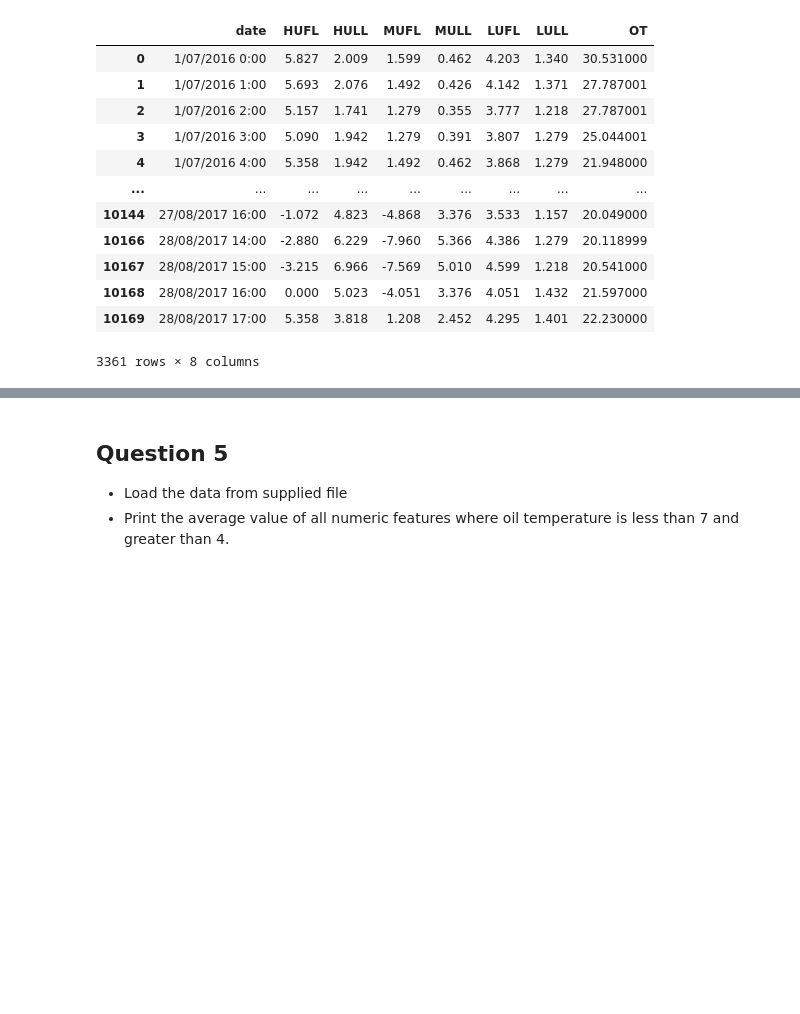
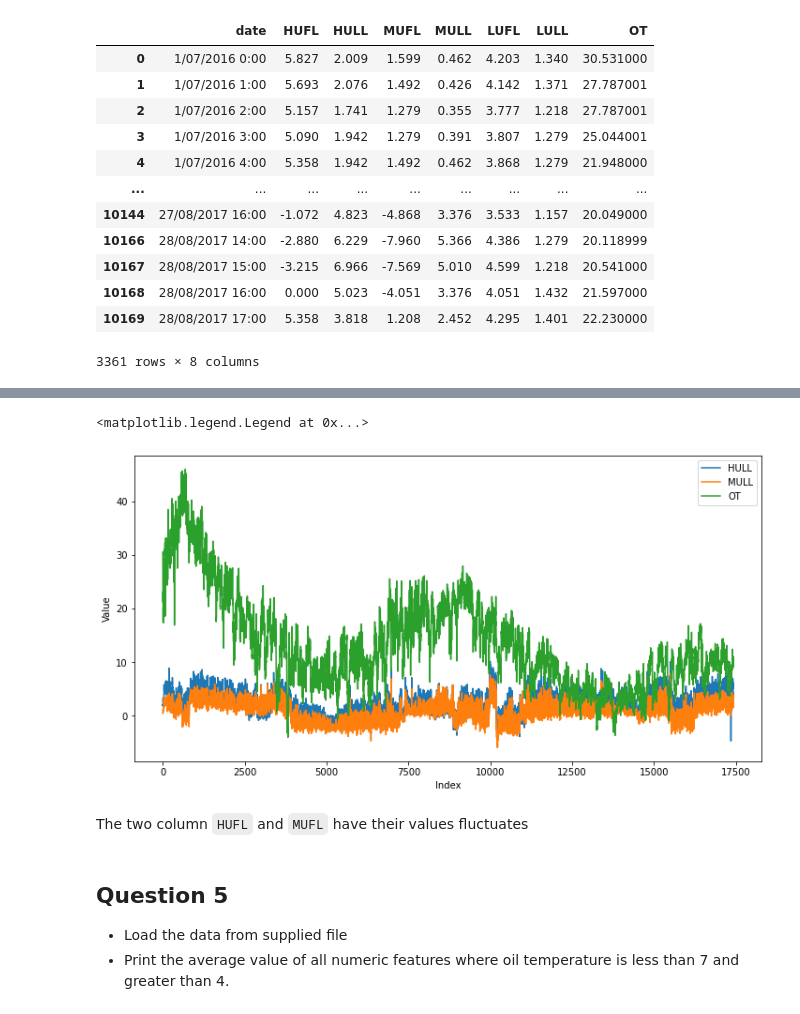
Before and after one commit to NNCT2904/SIT720-MachineLearning, a Jupyter notebook: Assignment1/assignment1.ipynb, the cells around one changed output, grey strips where cells are left out. Drawn from its saved outputs; the diff is of its cells as text; code cells hidden in the pictures; blank space fills up the shorter version.

```diff
--- a/Assignment1/assignment1.ipynb
+++ b/Assignment1/assignment1.ipynb
@@ -115,3 +139,18 @@ display(oil_more_than_20)
+# %%
+plt.figure(figsize=(12, 6))
+
+plt.plot(data.HULL, label='HULL')
+plt.plot(data.MULL, label='MULL')
+plt.plot(data.OT, label='OT')
+
+plt.ylabel('Value')
+plt.xlabel('Index')
+plt.legend(loc = 'best')
+# %% [output]
+<matplotlib.legend.Legend at 0x...>
+[figure, added]
+# %% [markdown]
+The two column `HUFL` and `MUFL` have their values fluctuates
 # %% [markdown]
 ## Question 5
 - Load the data from supplied file
```
Also changed, not shown: parts of 14 cells of this notebook, 2 other files.
